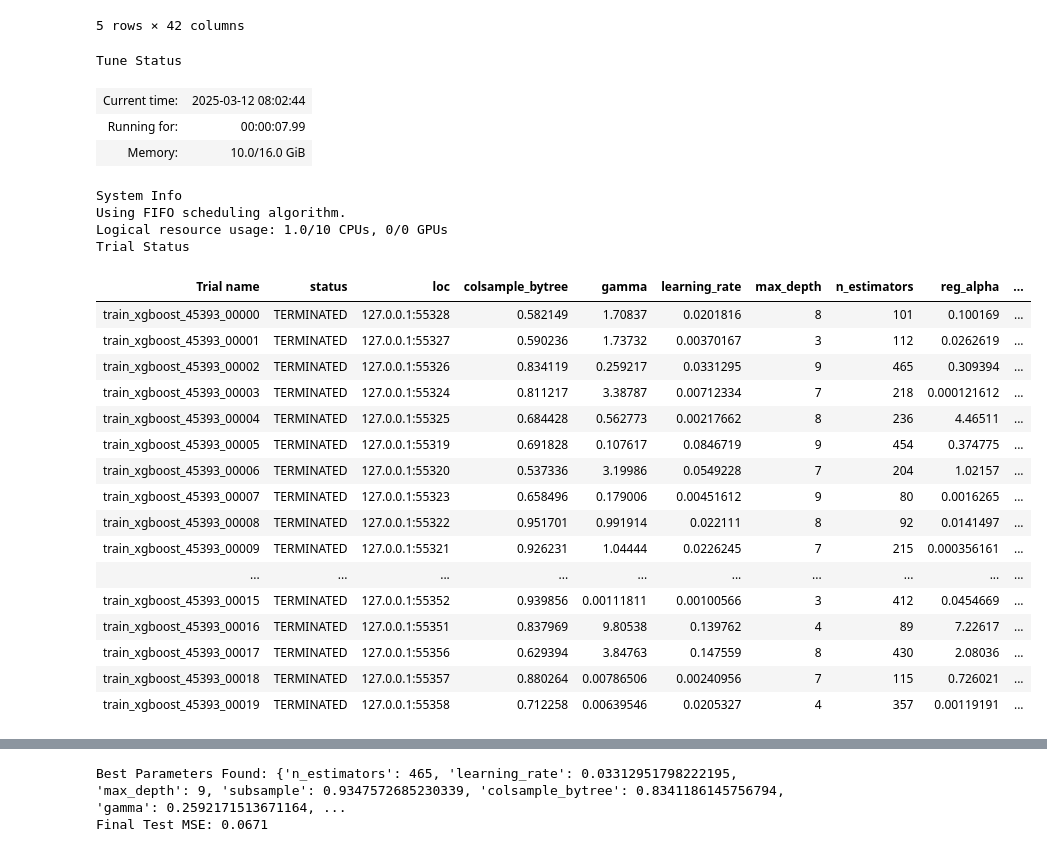
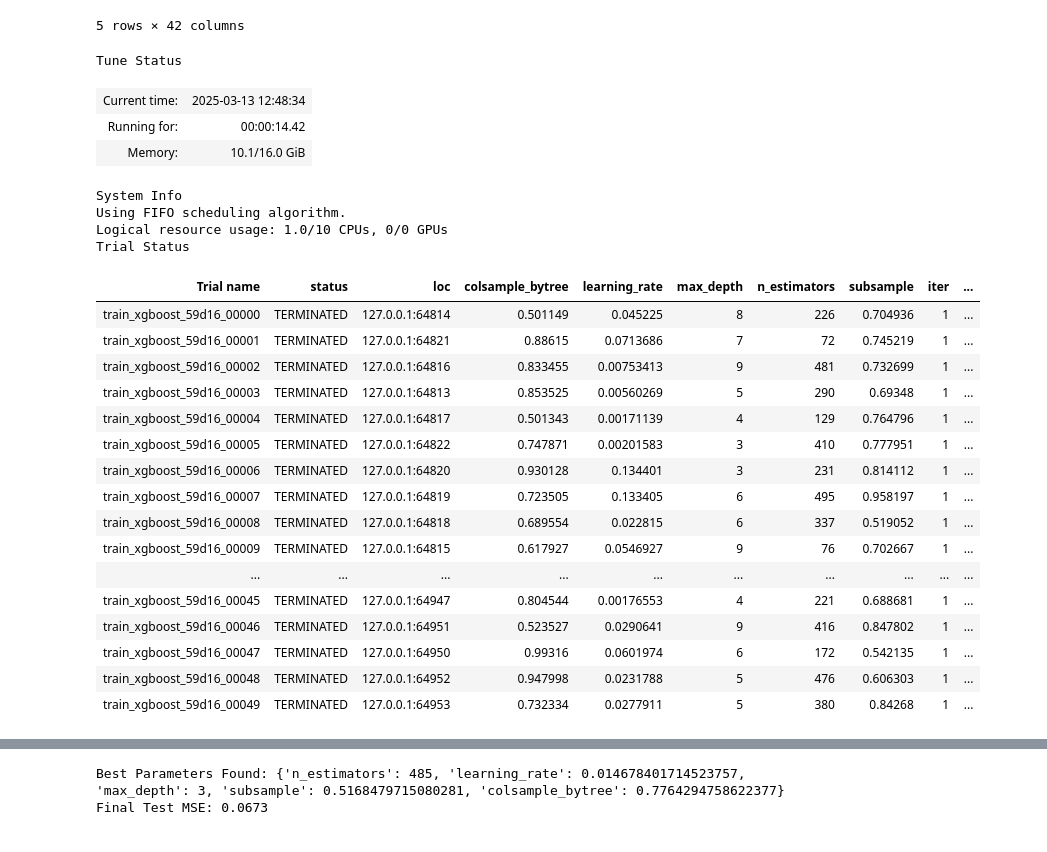
Before and after one commit to siddhantsen/Blood-AI, a Jupyter notebook: symile_gradient.ipynb, the cells around one changed output, grey strips where cells are left out. Cells and saved outputs as stored; diff of their text form; code cells hidden in the pictures.

```diff
--- a/symile_gradient.ipynb
+++ b/symile_gradient.ipynb
@@ -75,6 +75,10 @@ OUTPUT_MARKERS = [
     "50804_percentile",  # Calculated Total CO2
     "50910_percentile",  # Creatine Kinase (CK)
 ]
+
+X = df[INPUT_MARKERS]
+y = df["50813_percentile"]
+X_train, X_test, y_train, y_test = train_test_split(X, y, test_size=0.2, random_state=42)
 # %%
 ray.shutdown()
 ray.init()  # Use only 2 CPU cores
@@ -84,9 +88,8 @@ param_space = {
     "max_depth": tune.randint(3, 10),
     "subsample": tune.uniform(0.5, 1.0),
     "colsample_bytree": tune.uniform(0.5, 1.0),
-    "gamma": tune.loguniform(0.001, 10),
-    "reg_alpha": tune.loguniform(0.0001, 10),  # L1 regularization
-    "reg_lambda": tune.loguniform(0.0001, 10),  # L2 regularization
+
+
 }
 
 # 📌 Define objective function for Ray Tune
@@ -97,9 +100,6 @@ def train_xgboost(config):
         max_depth=config["max_depth"],
         subsample=config["subsample"],
         colsample_bytree=config["colsample_bytree"],
-        gamma=config["gamma"],
-        reg_alpha=config["reg_alpha"],
-        reg_lambda=config["reg_lambda"],
         objective="reg:squarederror",
         tree_method="hist",  # Faster training
         random_state=42
@@ -109,51 +109,51 @@ def train_xgboost(config):
     model.fit(X_train, y_train)
 
     # Predict and calculate MSE
     y_pred = model.predict(X_test)
     mse = mean_squared_error(y_test, y_pred)
 
     # Report back to Ray Tune
     return {"mse": mse}
 
 # 📌 Run Ray Tune's hyperparameter search
 
-tuner = tune.Tuner(train_xgboost, param_space=param_space, tune_config=tune.TuneConfig(num_samples=20))  # ③
+tuner = tune.Tuner(train_xgboost, param_space=param_space, tune_config=tune.TuneConfig(num_samples=50))  # ③
 
 results = tuner.fit()
 best_config = results.get_best_result(metric="mse", mode="min").config
 print("Best Parameters Found:", best_config)
 
 # 📌 Train final XGBoost model using best params
 best_model = xgb.XGBRegressor(**best_config, objective="reg:squarederror", tree_method="hist")
 best_model.fit(X_train, y_train)
 
 # 📌 Evaluate the best model
 y_pred = best_model.predict(X_test)
 final_mse = mean_squared_error(y_test, y_pred)
 print(f"Final Test MSE: {final_mse:.4f}")
 # %% [output]
 Tune Status
-| Current time: | 2025-03-12 08:02:44 |
-| Running for: | 00:00:07.99 |
-| Memory: | 10.0/16.0 GiB |
+| Current time: | 2025-03-13 12:48:34 |
+| Running for: | 00:00:14.42 |
+| Memory: | 10.1/16.0 GiB |
 System Info
 Using FIFO scheduling algorithm.
 Logical resource usage: 1.0/10 CPUs, 0/0 GPUs
 Trial Status
-| Trial name | status | loc | colsample_bytree | gamma | learning_rate | max_depth | n_estimators | reg_alpha | ... |
-| train_xgboost_45393_00000 | TERMINATED | 127.0.0.1:55328 | 0.582149 | 1.70837 | 0.0201816 | 8 | 101 | 0.100169 | ... |
-| train_xgboost_45393_00001 | TERMINATED | 127.0.0.1:55327 | 0.590236 | 1.73732 | 0.00370167 | 3 | 112 | 0.0262619 | ... |
-| train_xgboost_45393_00002 | TERMINATED | 127.0.0.1:55326 | 0.834119 | 0.259217 | 0.0331295 | 9 | 465 | 0.309394 | ... |
-| train_xgboost_45393_00003 | TERMINATED | 127.0.0.1:55324 | 0.811217 | 3.38787 | 0.00712334 | 7 | 218 | 0.000121612 | ... |
-| train_xgboost_45393_00004 | TERMINATED | 127.0.0.1:55325 | 0.684428 | 0.562773 | 0.00217662 | 8 | 236 | 4.46511 | ... |
-| train_xgboost_45393_00005 | TERMINATED | 127.0.0.1:55319 | 0.691828 | 0.107617 | 0.0846719 | 9 | 454 | 0.374775 | ... |
-| train_xgboost_45393_00006 | TERMINATED | 127.0.0.1:55320 | 0.537336 | 3.19986 | 0.0549228 | 7 | 204 | 1.02157 | ... |
-| train_xgboost_45393_00007 | TERMINATED | 127.0.0.1:55323 | 0.658496 | 0.179006 | 0.00451612 | 9 | 80 | 0.0016265 | ... |
-| train_xgboost_45393_00008 | TERMINATED | 127.0.0.1:55322 | 0.951701 | 0.991914 | 0.022111 | 8 | 92 | 0.0141497 | ... |
-| train_xgboost_45393_00009 | TERMINATED | 127.0.0.1:55321 | 0.926231 | 1.04444 | 0.0226245 | 7 | 215 | 0.000356161 | ... |
+| Trial name | status | loc | colsample_bytree | learning_rate | max_depth | n_estimators | subsample | iter | ... |
+| train_xgboost_59d16_00000 | TERMINATED | 127.0.0.1:64814 | 0.501149 | 0.045225 | 8 | 226 | 0.704936 | 1 | ... |
+| train_xgboost_59d16_00001 | TERMINATED | 127.0.0.1:64821 | 0.88615 | 0.0713686 | 7 | 72 | 0.745219 | 1 | ... |
+| train_xgboost_59d16_00002 | TERMINATED | 127.0.0.1:64816 | 0.833455 | 0.00753413 | 9 | 481 | 0.732699 | 1 | ... |
+| train_xgboost_59d16_00003 | TERMINATED | 127.0.0.1:64813 | 0.853525 | 0.00560269 | 5 | 290 | 0.69348 | 1 | ... |
+| train_xgboost_59d16_00004 | TERMINATED | 127.0.0.1:64817 | 0.501343 | 0.00171139 | 4 | 129 | 0.764796 | 1 | ... |
+| train_xgboost_59d16_00005 | TERMINATED | 127.0.0.1:64822 | 0.747871 | 0.00201583 | 3 | 410 | 0.777951 | 1 | ... |
+| train_xgboost_59d16_00006 | TERMINATED | 127.0.0.1:64820 | 0.930128 | 0.134401 | 3 | 231 | 0.814112 | 1 | ... |
+| train_xgboost_59d16_00007 | TERMINATED | 127.0.0.1:64819 | 0.723505 | 0.133405 | 6 | 495 | 0.958197 | 1 | ... |
+| train_xgboost_59d16_00008 | TERMINATED | 127.0.0.1:64818 | 0.689554 | 0.022815 | 6 | 337 | 0.519052 | 1 | ... |
+| train_xgboost_59d16_00009 | TERMINATED | 127.0.0.1:64815 | 0.617927 | 0.0546927 | 9 | 76 | 0.702667 | 1 | ... |
 | ... | ... | ... | ... | ... | ... | ... | ... | ... | ... |
-| train_xgboost_45393_00015 | TERMINATED | 127.0.0.1:55352 | 0.939856 | 0.00111811 | 0.00100566 | 3 | 412 | 0.0454669 | ... |
-| train_xgboost_45393_00016 | TERMINATED | 127.0.0.1:55351 | 0.837969 | 9.80538 | 0.139762 | 4 | 89 | 7.22617 | ... |
-| train_xgboost_45393_00017 | TERMINATED | 127.0.0.1:55356 | 0.629394 | 3.84763 | 0.147559 | 8 | 430 | 2.08036 | ... |
-| train_xgboost_45393_00018 | TERMINATED | 127.0.0.1:55357 | 0.880264 | 0.00786506 | 0.00240956 | 7 | 115 | 0.726021 | ... |
-| train_xgboost_45393_00019 | TERMINATED | 127.0.0.1:55358 | 0.712258 | 0.00639546 | 0.0205327 | 4 | 357 | 0.00119191 | ... |
+| train_xgboost_59d16_00045 | TERMINATED | 127.0.0.1:64947 | 0.804544 | 0.00176553 | 4 | 221 | 0.688681 | 1 | ... |
+| train_xgboost_59d16_00046 | TERMINATED | 127.0.0.1:64951 | 0.523527 | 0.0290641 | 9 | 416 | 0.847802 | 1 | ... |
+| train_xgboost_59d16_00047 | TERMINATED | 127.0.0.1:64950 | 0.99316 | 0.0601974 | 6 | 172 | 0.542135 | 1 | ... |
+| train_xgboost_59d16_00048 | TERMINATED | 127.0.0.1:64952 | 0.947998 | 0.0231788 | 5 | 476 | 0.606303 | 1 | ... |
+| train_xgboost_59d16_00049 | TERMINATED | 127.0.0.1:64953 | 0.732334 | 0.0277911 | 5 | 380 | 0.84268 | 1 | ... |
@@ -162,5 +162,5 @@ Trial Status
-Best Parameters Found: {'n_estimators': 465, 'learning_rate': 0.03312951798222195, 'max_depth': 9, 'subsample': 0.9347572685230339, 'colsample_bytree': 0.8341186145756794, 'gamma': 0.2592171513671164, ...
-Final Test MSE: 0.0671
+Best Parameters Found: {'n_estimators': 485, 'learning_rate': 0.014678401714523757, 'max_depth': 3, 'subsample': 0.5168479715080281, 'colsample_bytree': 0.7764294758622377}
+Final Test MSE: 0.0673
 # %%
 LABS = {
     "51221": "Hematocrit",
```
Also changed, not shown: parts of 2 cells of this notebook.
